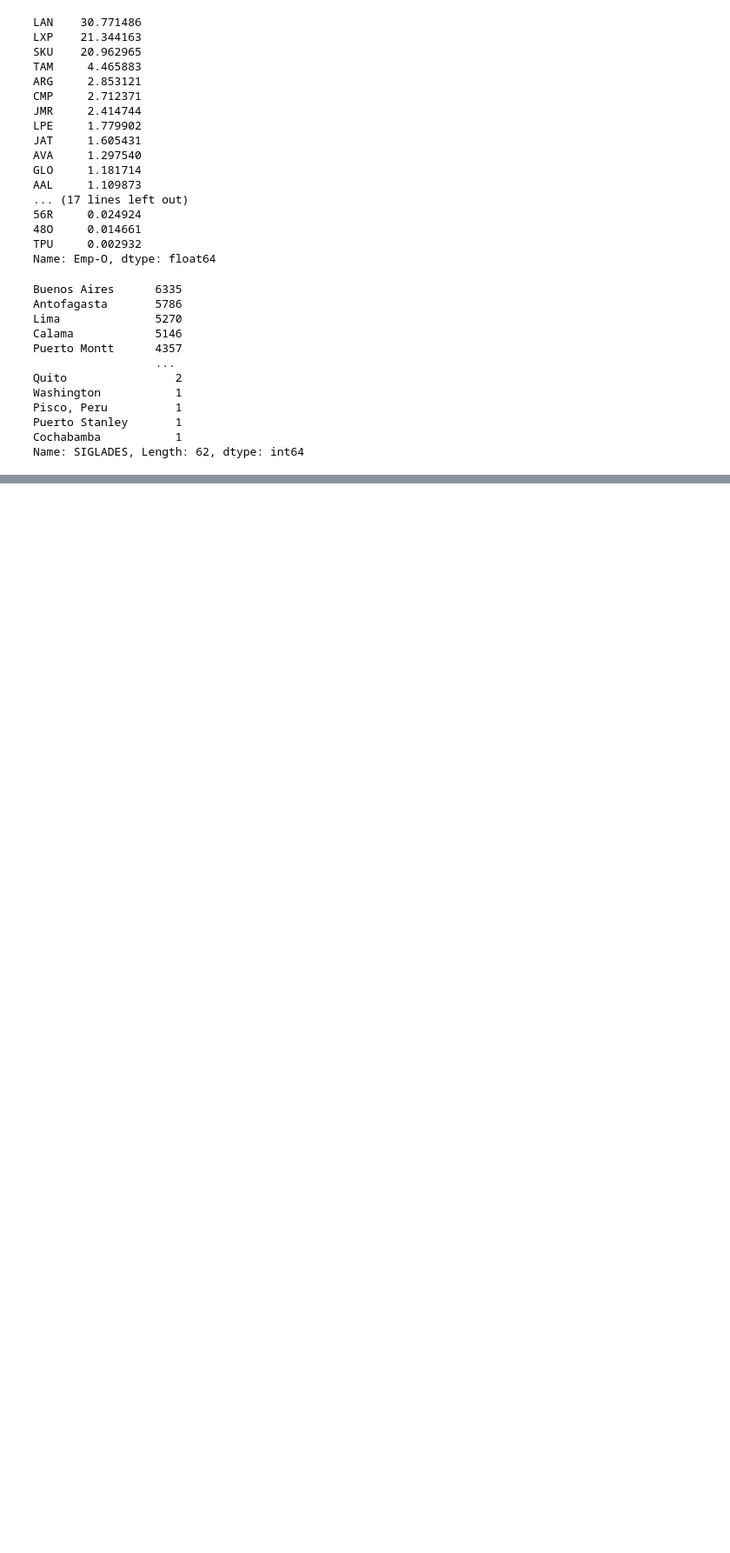
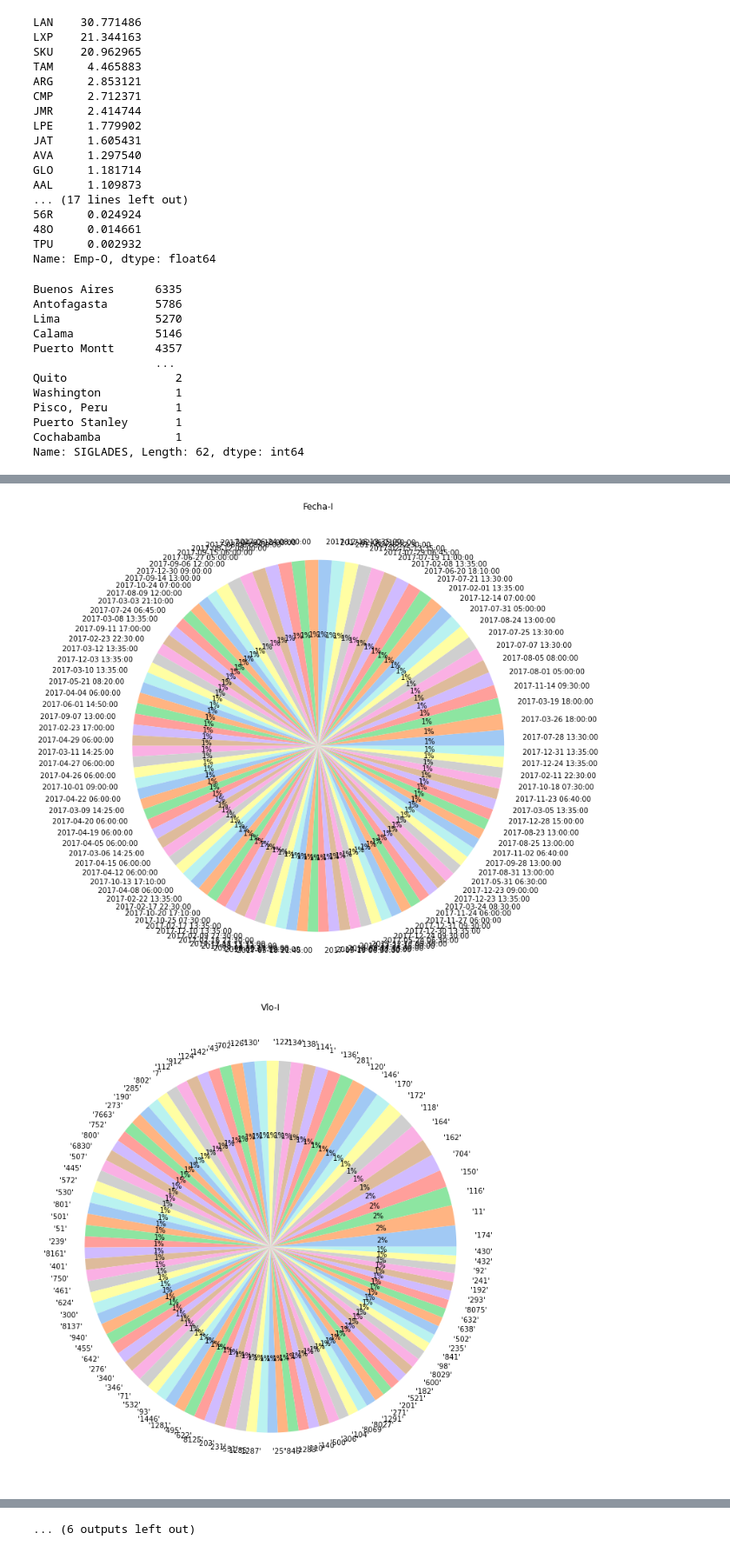
Before and after one commit to andrewgmercader/DSChallengeLATAM, a Jupyter notebook: solution.ipynb, the cells around one changed output, grey strips where cells are left out. Shown at 87% size. Cells and saved outputs as stored; diff of their text form; code cells hidden in the pictures; blank space fills up the shorter version.

```diff
--- a/solution.ipynb
+++ b/solution.ipynb
@@ -140,0 +193,12 @@ Name: SIGLADES, Length: 62, dtype: int64
+# %%
+top=100
+
+for n in range(len(df.columns)):
+    colors = sns.color_palette('pastel')[0:len(df[list(df.columns.values)[n]].value_counts())]
+    plt.figure(figsize=(12, 12))
+    plt.title((df.columns.values)[n])
+    plt.pie(df[list(df.columns.values)[n]].value_counts().head(top),labels=df[list(df.columns.values)[n]].value_counts().head(top).index.tolist(), autopct='%1.0f%%', colors=colors)
+plt.show()
+# %% [output]
+[figure, added]
+[figure, added]
@@ -140,0 +215 @@ Name: SIGLADES, Length: 62, dtype: int64
+... (6 outputs left out)
```
Also changed, not shown: parts of 12 cells of this notebook.
